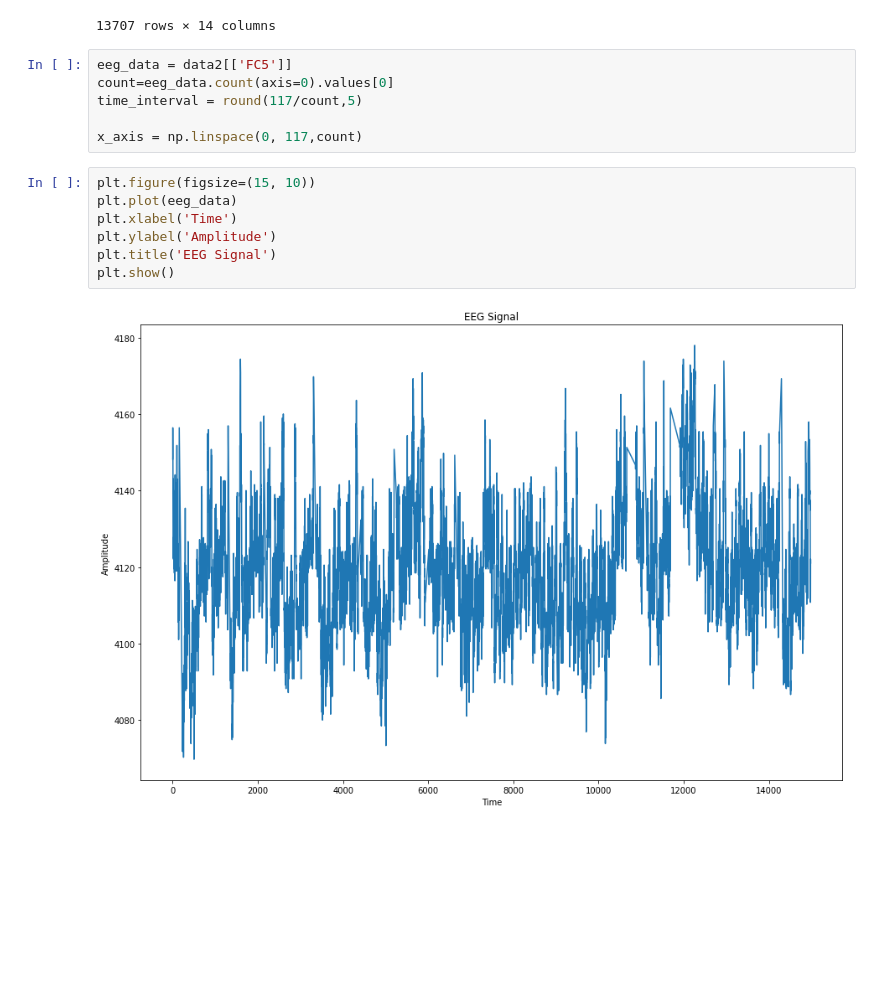
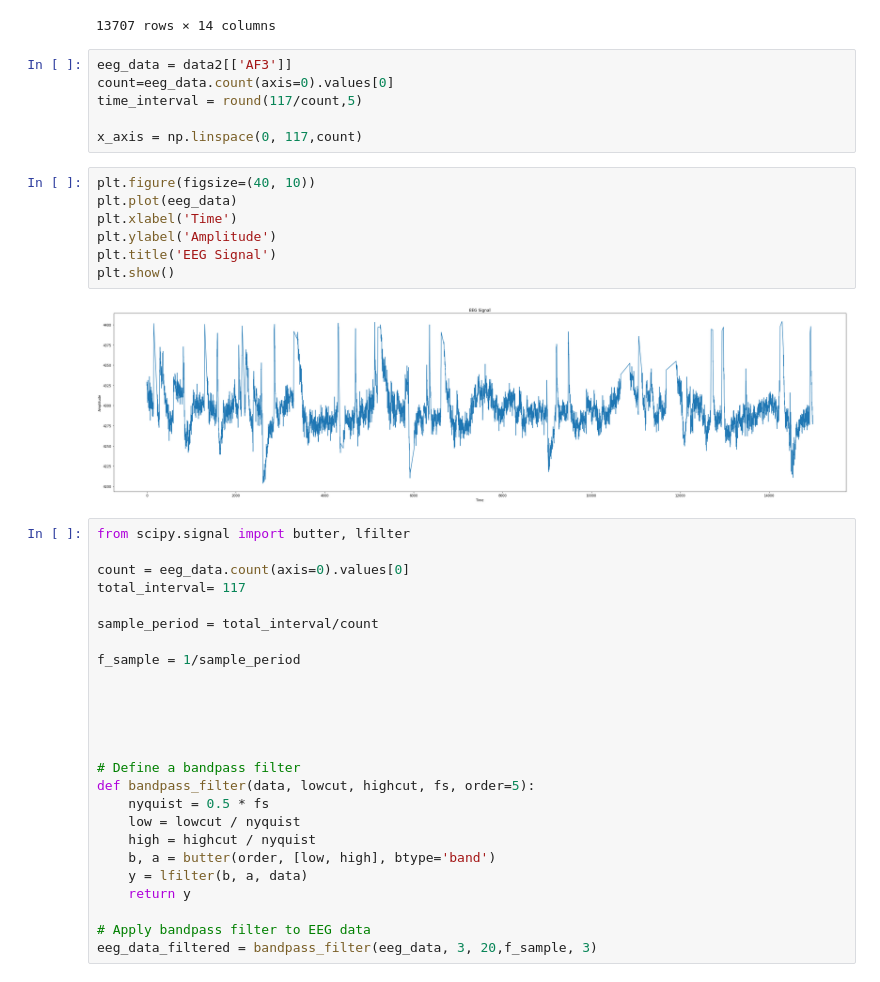
Before and after one commit to ZiadMeligy/InstrumentsTask2, a Jupyter notebook: trying.ipynb, the cells around one changed output. Saved outputs shown, nothing was run; the diff lists cells and outputs as text; blank space fills up the shorter version.

```diff
--- a/trying.ipynb
+++ b/trying.ipynb
@@ -45,17 +45,42 @@ data2
 | 14979 | 4287.69 | 3997.44 | 4260.00 | 4121.03 | 4333.33 | 4616.41 | 4088.72 | 4638.46 | 4212.31 | 4226.67 | 4167.69 | ... |
 13707 rows × 14 columns
 # %%
-eeg_data = data2[['FC5']]
+eeg_data = data2[['AF3']]
 count=eeg_data.count(axis=0).values[0]
 time_interval = round(117/count,5)
 
 x_axis = np.linspace(0, 117,count)
 # %%
-plt.figure(figsize=(15, 10))
+plt.figure(figsize=(40, 10))
 plt.plot(eeg_data)
 plt.xlabel('Time')
 plt.ylabel('Amplitude')
 plt.title('EEG Signal')
 plt.show()
 # %% [output]
-[figure, old version]
+[figure, new version]
+# %%
+from scipy.signal import butter, lfilter
+
+count = eeg_data.count(axis=0).values[0]
+total_interval= 117
+
+sample_period = total_interval/count
+
+f_sample = 1/sample_period
+
+
+
+
+
+# Define a bandpass filter
+def bandpass_filter(data, lowcut, highcut, fs, order=5):
+    nyquist = 0.5 * fs
+    low = lowcut / nyquist
+    high = highcut / nyquist
+    b, a = butter(order, [low, high], btype='band')
+    y = lfilter(b, a, data)
+    return y
+
+# Apply bandpass filter to EEG data
+eeg_data_filtered = bandpass_filter(eeg_data, 3, 20,f_sample, 3)
```
Also changed, not shown: parts of 7 cells of this notebook, 1 other file.
